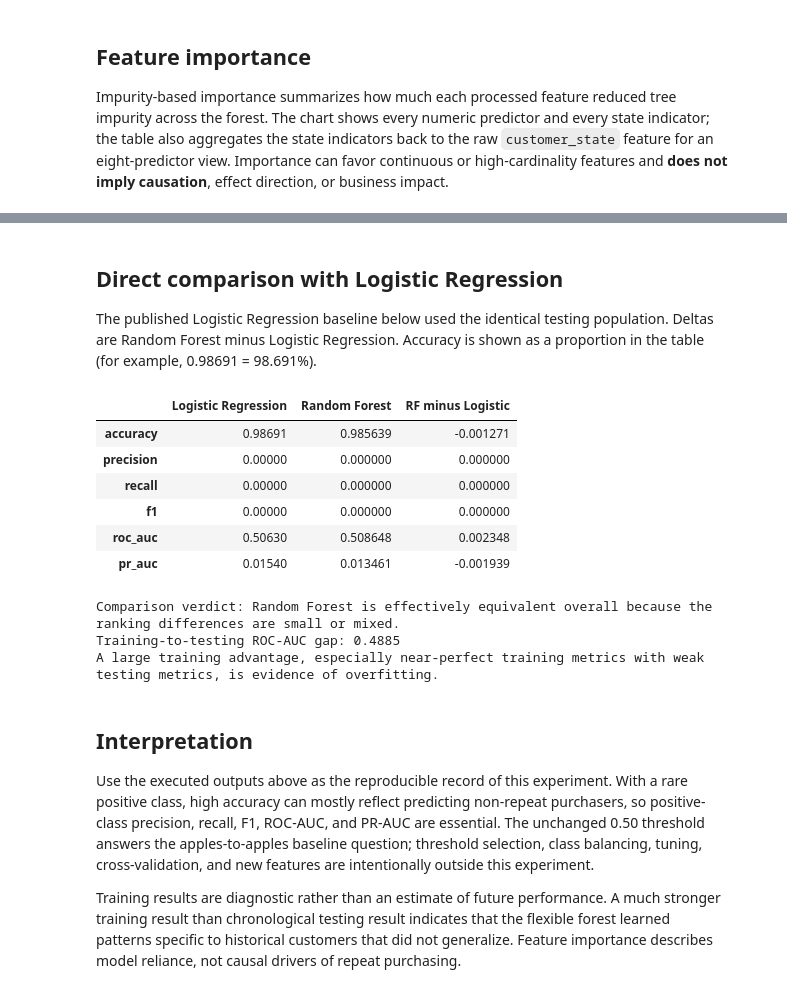
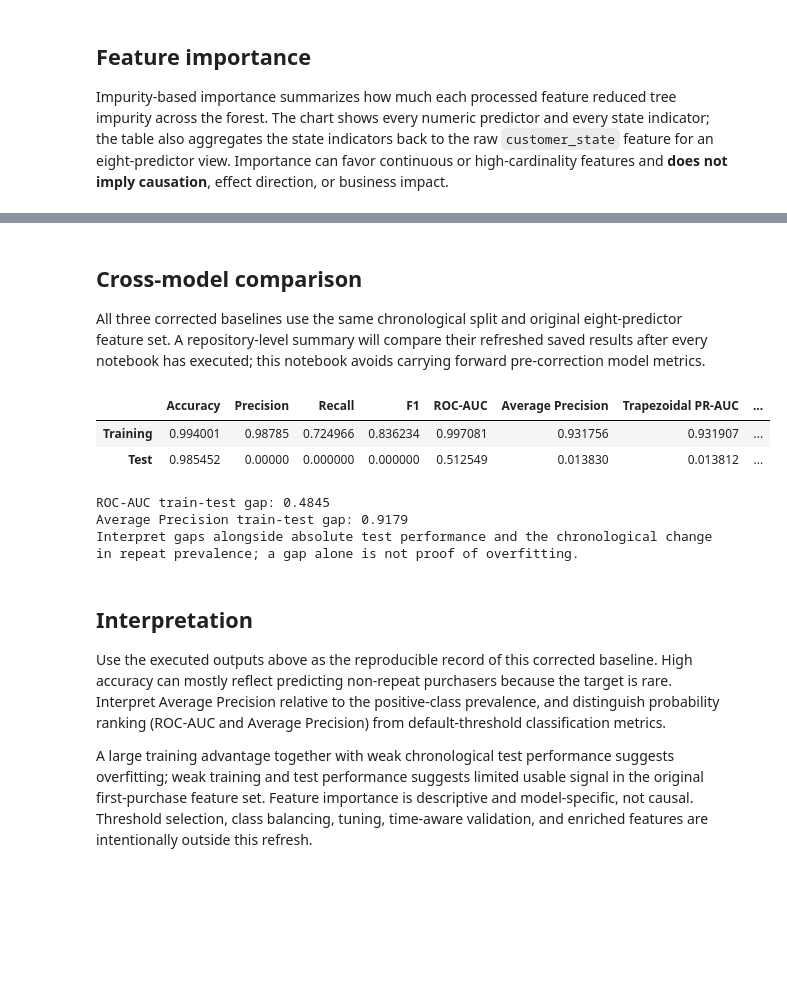
Before and after one commit to marcus-romeo/olist-ecommerce-analytics, a Jupyter notebook: notebooks/102_olist_initial_purchase_random_forest.ipynb, the cells around one changed output, grey strips where cells are left out. Saved outputs shown, nothing was run; the diff lists cells and outputs as text; code cells hidden in the pictures; blank space fills up the shorter version.

```diff
--- a/notebooks/102_olist_initial_purchase_random_forest.ipynb
+++ b/notebooks/102_olist_initial_purchase_random_forest.ipynb
@@ -261,56 +262,29 @@ plt.show()
 # %% [markdown]
-## Direct comparison with Logistic Regression
+## Cross-model comparison
 
-The published Logistic Regression baseline below used the identical testing population. Deltas are Random Forest minus Logistic Regression. Accuracy is shown as a proportion in the table (for example, 0.98691 = 98.691%).
+All three corrected baselines use the same chronological split and original eight-predictor feature set. A repository-level summary will compare their refreshed saved results after every notebook has executed; this notebook avoids carrying forward pre-correction model metrics.
 # %%
-# Keep the earlier Logistic Regression results fixed for a direct same-population benchmark.
-logistic_baseline = {
-    "accuracy": 0.98691,
-    "precision": 0.0,
-    "recall": 0.0,
-    "f1": 0.0,
-    "roc_auc": 0.5063,
-    "pr_auc": 0.0154,
-}
-# Align matching metrics side by side and calculate how much the Random Forest changes each one.
-comparison_metrics = list(logistic_baseline)
-comparison = pd.DataFrame({
-    "Logistic Regression": pd.Series(logistic_baseline),
-    "Random Forest": pd.Series({key: test_metrics[key] for key in comparison_metrics}),
-})
-comparison["RF minus Logistic"] = comparison["Random Forest"] - comparison["Logistic Regression"]
-comparison
+# Cross-model comparison is intentionally deferred until all corrected baseline notebooks have been executed.
+# This controlled refresh reports this model's own corrected results without carrying forward historical outputs.
+metrics_table
 # %% [output]
-|  | Logistic Regression | Random Forest | RF minus Logistic |
-| accuracy | 0.98691 | 0.985639 | -0.001271 |
-| precision | 0.00000 | 0.000000 | 0.000000 |
-| recall | 0.00000 | 0.000000 | 0.000000 |
-| f1 | 0.00000 | 0.000000 | 0.000000 |
-| roc_auc | 0.50630 | 0.508648 | 0.002348 |
-| pr_auc | 0.01540 | 0.013461 | -0.001939 |
+|  | Accuracy | Precision | Recall | F1 | ROC-AUC | Average Precision | Trapezoidal PR-AUC | ... |
+| Training | 0.994001 | 0.98785 | 0.724966 | 0.836234 | 0.997081 | 0.931756 | 0.931907 | ... |
+| Test | 0.985452 | 0.00000 | 0.000000 | 0.000000 | 0.512549 | 0.013830 | 0.013812 | ... |
 # %%
-# Compare probability-ranking metrics because accuracy can look strong when the positive class is rare.
-roc_delta = test_metrics["roc_auc"] - logistic_baseline["roc_auc"]
-pr_delta = test_metrics["pr_auc"] - logistic_baseline["pr_auc"]
-if roc_delta > 0.01 and pr_delta > 0:
-    verdict = "better on both ranking metrics, although practical usefulness still depends on their absolute levels"
-elif roc_delta < -0.01 and pr_delta < 0:
-    verdict = "worse on both ranking metrics"
-else:
-    verdict = "effectively equivalent overall because the ranking differences are small or mixed"
-
-# A much higher training ROC-AUC than testing ROC-AUC signals that the forest learned training-specific patterns.
-overfit_gap = train_metrics["roc_auc"] - test_metrics["roc_auc"]
-print(f"Comparison verdict: Random Forest is {verdict}.")
-print(f"Training-to-testing ROC-AUC gap: {overfit_gap:.4f}")
-print("A large training advantage, especially near-perfect training metrics with weak testing metrics, is evidence of overfitting.")
+# Compare training and test ranking performance: a large gap can indicate overfitting, while weak values on both can indicate limited signal.
+roc_gap = train_metrics["ROC-AUC"] - test_metrics["ROC-AUC"]
+ap_gap = train_metrics["Average Precision"] - test_metrics["Average Precision"]
+print(f"ROC-AUC train-test gap: {roc_gap:.4f}")
+print(f"Average Precision train-test gap: {ap_gap:.4f}")
+print("Interpret gaps alongside absolute test performance and the chronological change in repeat prevalence; a gap alone is not proof of overfitting.")
 # %% [output]
-Comparison verdict: Random Forest is effectively equivalent overall because the ranking differences are small or mixed.
-Training-to-testing ROC-AUC gap: 0.4885
-A large training advantage, especially near-perfect training metrics with weak testing metrics, is evidence of overfitting.
+ROC-AUC train-test gap: 0.4845
+Average Precision train-test gap: 0.9179
+Interpret gaps alongside absolute test performance and the chronological change in repeat prevalence; a gap alone is not proof of overfitting.
 # %% [markdown]
 ## Interpretation
 
-Use the executed outputs above as the reproducible record of this experiment. With a rare positive class, high accuracy can mostly reflect predicting non-repeat purchasers, so positive-class precision, recall, F1, ROC-AUC, and PR-AUC are essential. The unchanged 0.50 threshold answers the apples-to-apples baseline question; threshold selection, class balancing, tuning, cross-validation, and new features are intentionally outside this experiment.
+Use the executed outputs above as the reproducible record of this corrected baseline. High accuracy can mostly reflect predicting non-repeat purchasers because the target is rare. Interpret Average Precision relative to the positive-class prevalence, and distinguish probability ranking (ROC-AUC and Average Precision) from default-threshold classification metrics.
 
-Training results are diagnostic rather than an estimate of future performance. A much stronger training result than chronological testing result indicates that the flexible forest learned patterns specific to historical customers that did not generalize. Feature importance describes model reliance, not causal drivers of repeat purchasing.
+A large training advantage together with weak chronological test performance suggests overfitting; weak training and test performance suggests limited usable signal in the original first-purchase feature set. Feature importance is descriptive and model-specific, not causal. Threshold selection, class balancing, tuning, time-aware validation, and enriched features are intentionally outside this refresh.
```
Also changed, not shown: parts of 10 cells of this notebook, 3 other files.
